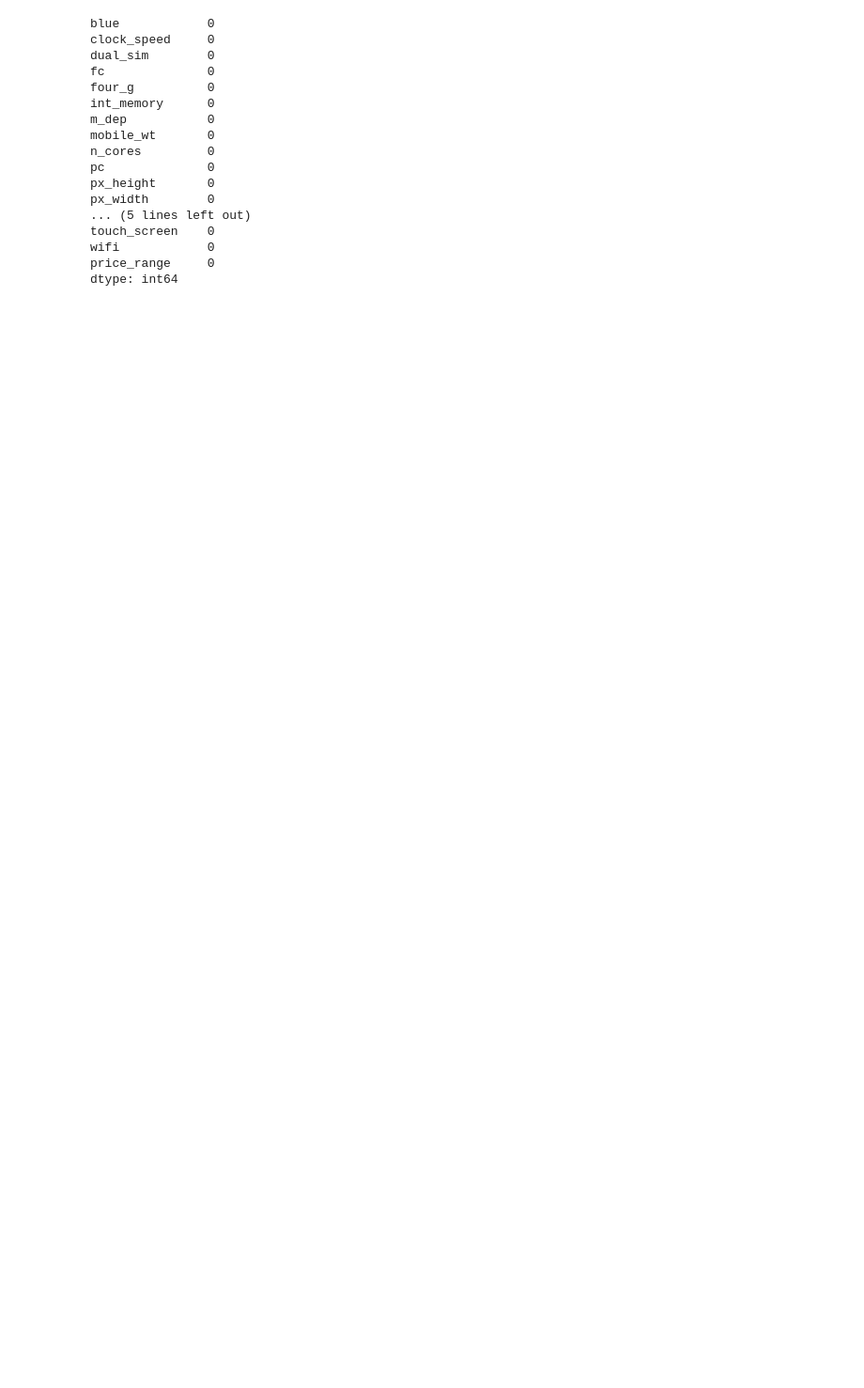
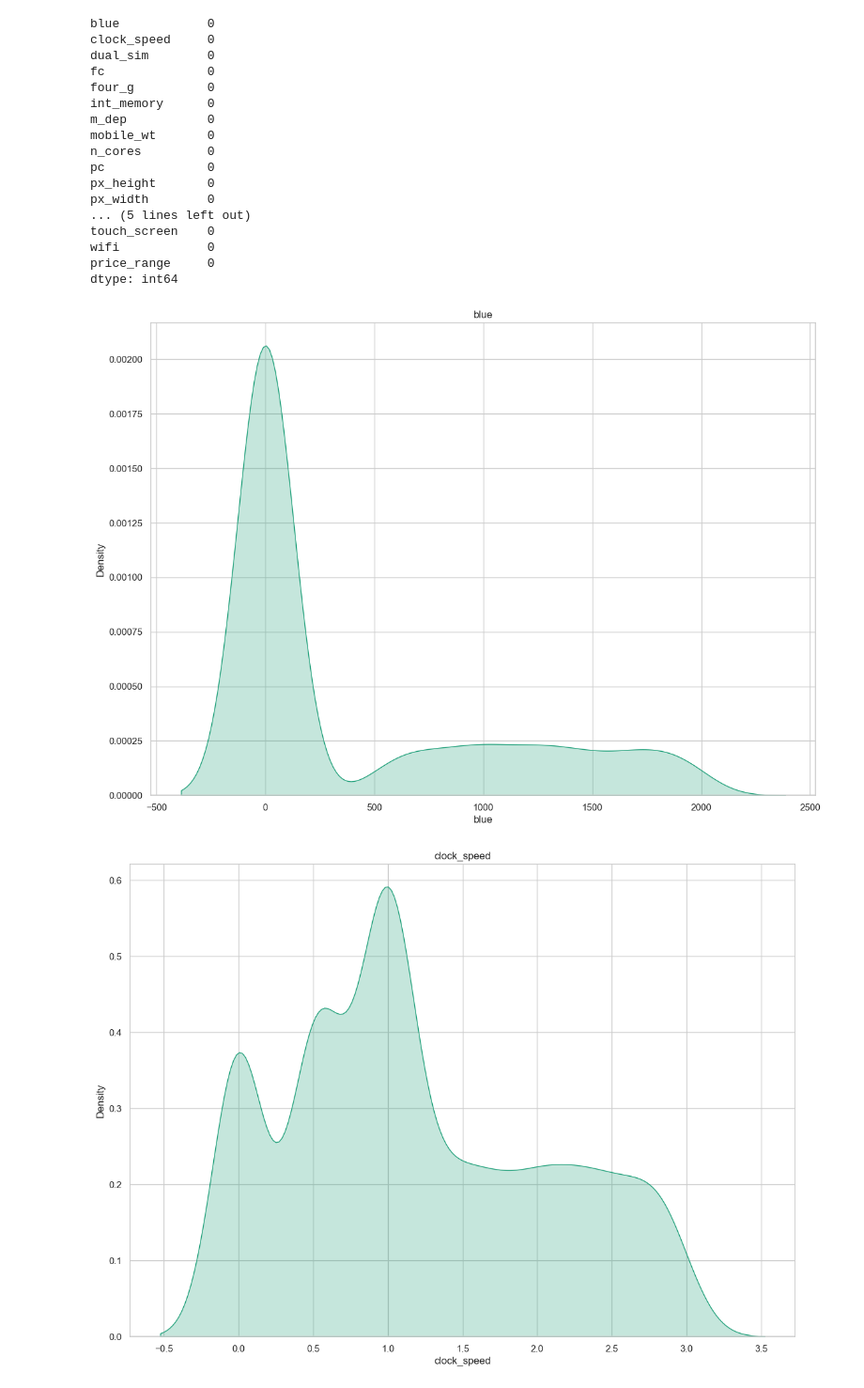
Before and after one commit to CrisMagdziak/Mobile_Prices, a Jupyter notebook: mobiles.ipynb, the cells around one changed output. Shown: that part at 94% size. Drawn from its saved outputs; the diff is of its cells as text; code cells hidden in the pictures; blank space fills up the shorter version.

```diff
--- a/mobiles.ipynb
+++ b/mobiles.ipynb
@@ -122,3 +122,8 @@ def numeric_dens(col) :
         sns.kdeplot(df[x], shade = True)
         plt.title(x)
         plt.show()
+# %%
+numeric_dens(df.columns)
+# %% [output]
+[figure, added]
+[figure, added]
```
Also changed, not shown: parts of 2 cells of this notebook.
